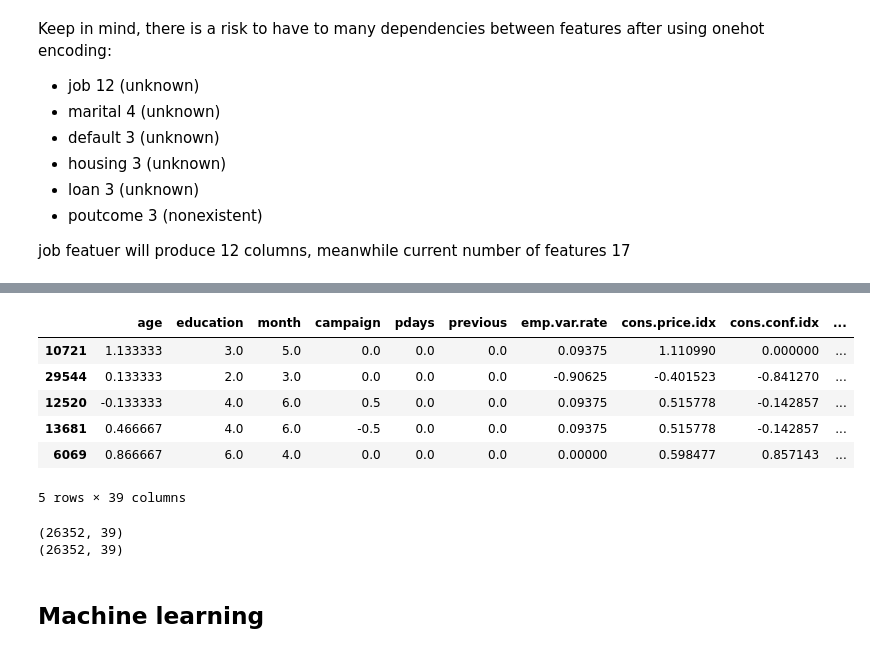
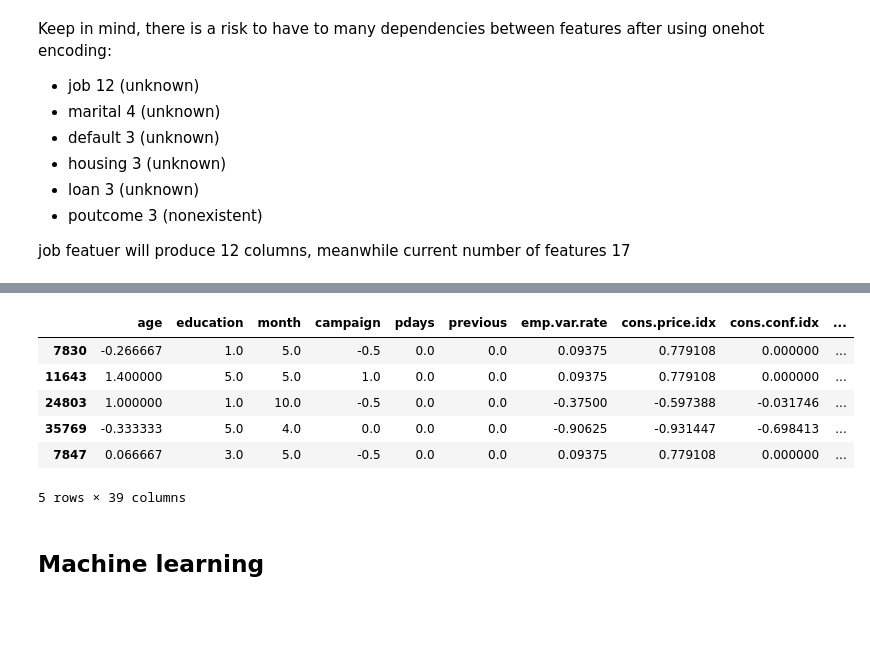
Before and after one commit to dmytrovelychko/rd_ds_python, a Jupyter notebook: cw.ipynb, the cells around one changed output, grey strips where cells are left out. Cells and saved outputs as stored; diff of their text form; code cells hidden in the pictures; blank space fills up the shorter version.

```diff
--- a/cw.ipynb
+++ b/cw.ipynb
@@ -695,3 +695,6 @@ numerical_cols
 array(['age', 'campaign', 'cons.conf.idx', 'cons.price.idx',
        'emp.var.rate', 'euribor3m', 'nr.employed', 'pdays', 'previous'],
       dtype=object)
+# %%
+x_train_full, x_test, y_train_full, y_test = train_test_split(x, y, stratify=y, test_size=0.2)
+print('Test shape {} {}'.format(x_test.shape, y_test.shape))
@@ -731 +780,5 @@ x['education'] = x['education'].replace('unknown', 'high.school')
+# %%
+x_train_scaled['education'] = x_train_scaled['education'].replace('unknown', 'high.school')
+x_val_scaled['education'] = x_val_scaled['education'].replace('unknown', 'high.school')
+x_test_scaled['education'] = x_test_scaled['education'].replace('unknown', 'high.school')
 # %%
@@ -753,8 +806,11 @@ categories = [
 ]
 
 ordinalEncoder = OrdinalEncoder(categories=categories)
-ordinalEncoder.fit(x[['education', 'month']])
-x[['education', 'month']] = ordinalEncoder.transform(x[['education', 'month']])
+ordinalEncoder.fit(x_train_scaled[['education', 'month']])
+# %%
+x_train_scaled[['education', 'month']] = ordinalEncoder.transform(x_train_scaled[['education', 'month']])
+x_val_scaled[['education', 'month']] = ordinalEncoder.transform(x_val_scaled[['education', 'month']])
+x_test_scaled[['education', 'month']] = ordinalEncoder.transform(x_test_scaled[['education', 'month']])
 # %%
 ordinalEncoder.categories_
 # %% [output]
@@ -819,17 +832,0 @@ def scale_num_features(scaler, x, target_features):
-# %%
-x_train_scaled = scale_num_features(robustScaler, x_train, numerical_cols)
-x_train_scaled.head()
-# %% [output]
-|  | age | education | month | campaign | pdays | previous | emp.var.rate | cons.price.idx | cons.conf.idx | ... |
-| 10721 | 1.133333 | 3.0 | 5.0 | 0.0 | 0.0 | 0.0 | 0.09375 | 1.110990 | 0.000000 | ... |
-| 29544 | 0.133333 | 2.0 | 3.0 | 0.0 | 0.0 | 0.0 | -0.90625 | -0.401523 | -0.841270 | ... |
-| 12520 | -0.133333 | 4.0 | 6.0 | 0.5 | 0.0 | 0.0 | 0.09375 | 0.515778 | -0.142857 | ... |
-| 13681 | 0.466667 | 4.0 | 6.0 | -0.5 | 0.0 | 0.0 | 0.09375 | 0.515778 | -0.142857 | ... |
-| 6069 | 0.866667 | 6.0 | 4.0 | 0.0 | 0.0 | 0.0 | 0.00000 | 0.598477 | 0.857143 | ... |
-5 rows × 39 columns
-# %%
-print(x_train_scaled.shape)
-print(x_train.shape)
-# %% [output]
-(26352, 39)
-(26352, 39)
@@ -840,3 +833,16 @@ x_test_scaled = scale_num_features(robustScaler, x_test, numerical_cols)
+# %%
+x_train_scaled = pd.get_dummies(x_train_scaled, columns=nominal_cols)
+x_val_scaled = pd.get_dummies(x_val_scaled, columns=nominal_cols)
+x_test_scaled = pd.get_dummies(x_test_scaled, columns=nominal_cols)
+x_train_scaled.head()
+# %% [output]
+|  | age | education | month | campaign | pdays | previous | emp.var.rate | cons.price.idx | cons.conf.idx | ... |
+| 7830 | -0.266667 | 1.0 | 5.0 | -0.5 | 0.0 | 0.0 | 0.09375 | 0.779108 | 0.000000 | ... |
+| 11643 | 1.400000 | 5.0 | 5.0 | 1.0 | 0.0 | 0.0 | 0.09375 | 0.779108 | 0.000000 | ... |
+| 24803 | 1.000000 | 1.0 | 10.0 | -0.5 | 0.0 | 0.0 | -0.37500 | -0.597388 | -0.031746 | ... |
+| 35769 | -0.333333 | 5.0 | 4.0 | 0.0 | 0.0 | 0.0 | -0.90625 | -0.931447 | -0.698413 | ... |
+| 7847 | 0.066667 | 3.0 | 5.0 | -0.5 | 0.0 | 0.0 | 0.09375 | 0.779108 | 0.000000 | ... |
+5 rows × 39 columns
 # %% [markdown]
 ## Machine learning
 # %%
```
Also changed, not shown: parts of 29 cells of this notebook.
